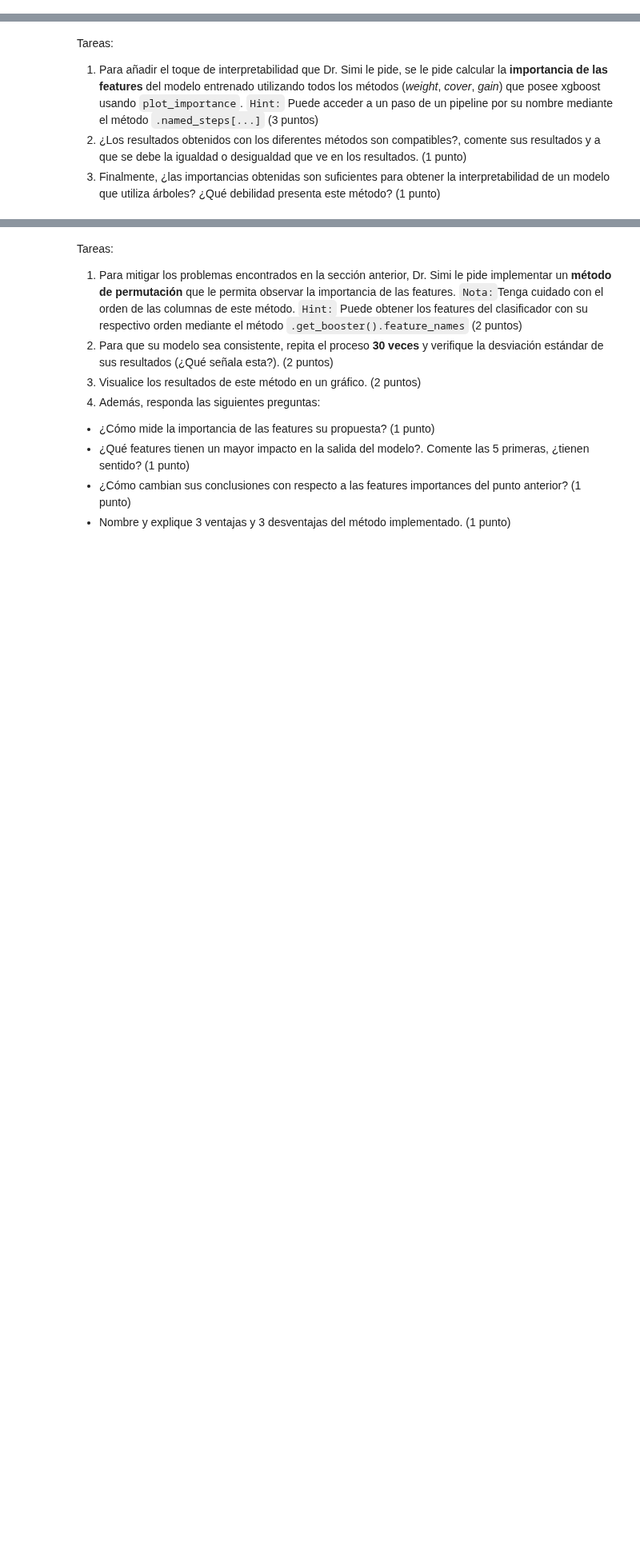
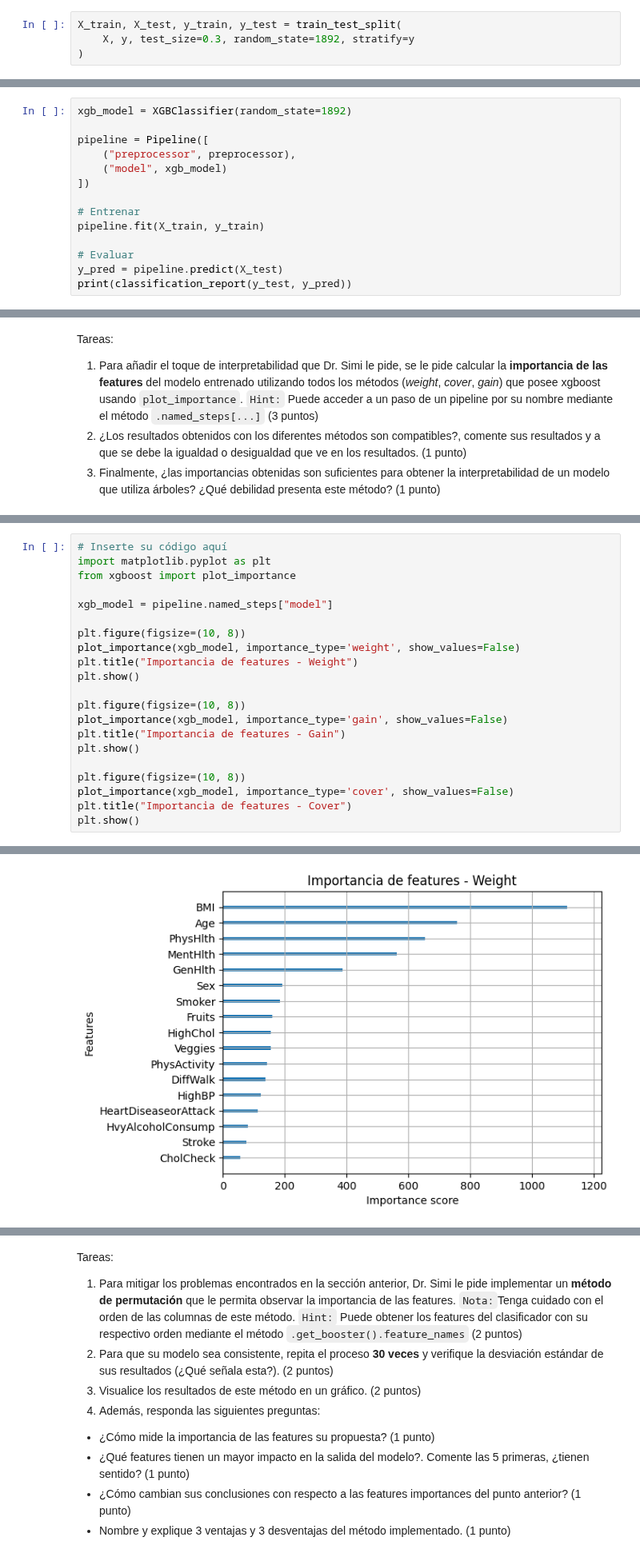
Before and after one commit to fco-marquez/MDS7202_Free_Riders, a Jupyter notebook: Labs/Lab7/Lab7_enunciado.ipynb, the cells around one changed output, grey strips where cells are left out. Shown at 80% size. Drawn from its saved outputs; the diff is of its cells as text; blank space fills up the shorter version.

```diff
--- a/Labs/Lab7/Lab7_enunciado.ipynb
+++ b/Labs/Lab7/Lab7_enunciado.ipynb
@@ -135,0 +139,4 @@ dtype: int64
+# %%
+X_train, X_test, y_train, y_test = train_test_split(
+    X, y, test_size=0.3, random_state=1892, stratify=y
+)
@@ -135,0 +165,14 @@ dtype: int64
+# %%
+xgb_model = XGBClassifier(random_state=1892)
+
+pipeline = Pipeline([
+    ("preprocessor", preprocessor),
+    ("model", xgb_model)
+])
+
+# Entrenar
+pipeline.fit(X_train, y_train)
+
+# Evaluar
+y_pred = pipeline.predict(X_test)
+print(classification_report(y_test, y_pred))
@@ -148,0 +206,22 @@ Tareas:
+# %%
+# Inserte su código aquí
+import matplotlib.pyplot as plt
+from xgboost import plot_importance
+
+xgb_model = pipeline.named_steps["model"]
+
+plt.figure(figsize=(10, 8))
+plot_importance(xgb_model, importance_type='weight', show_values=False)
+plt.title("Importancia de features - Weight")
+plt.show()
+
+plt.figure(figsize=(10, 8))
+plot_importance(xgb_model, importance_type='gain', show_values=False)
+plt.title("Importancia de features - Gain")
+plt.show()
+
+plt.figure(figsize=(10, 8))
+plot_importance(xgb_model, importance_type='cover', show_values=False)
+plt.title("Importancia de features - Cover")
+plt.show()
+# %% [output]
@@ -148,0 +229 @@ Tareas:
+[figure, added]
```
Also changed, not shown: parts of 29 cells of this notebook.
